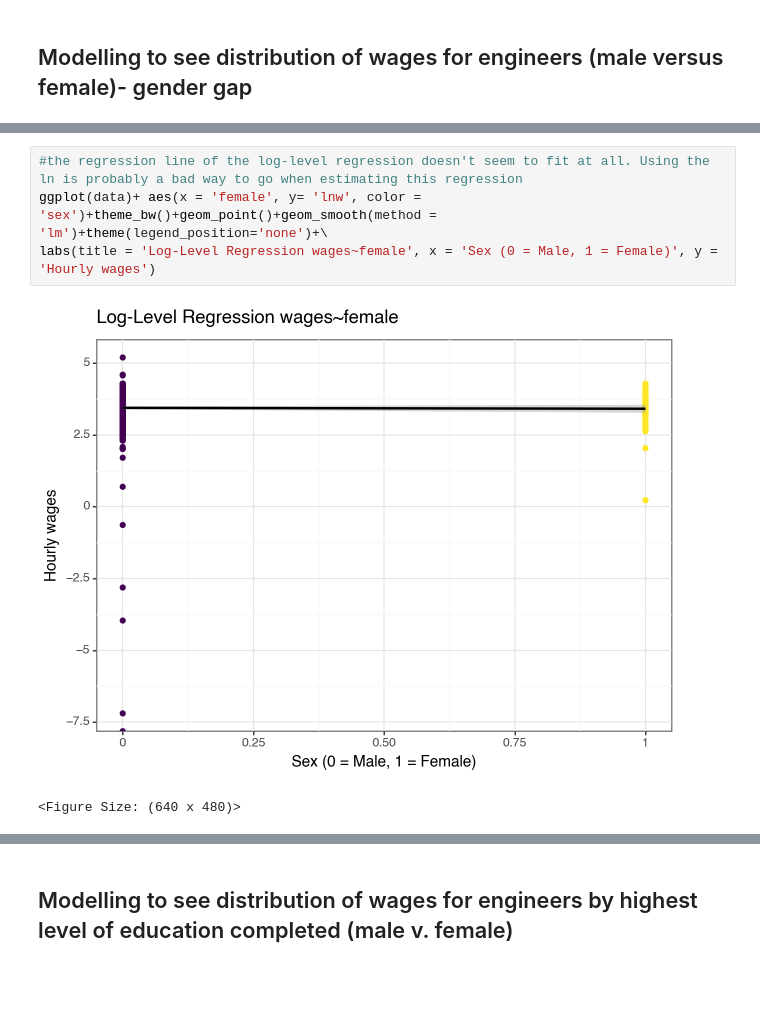
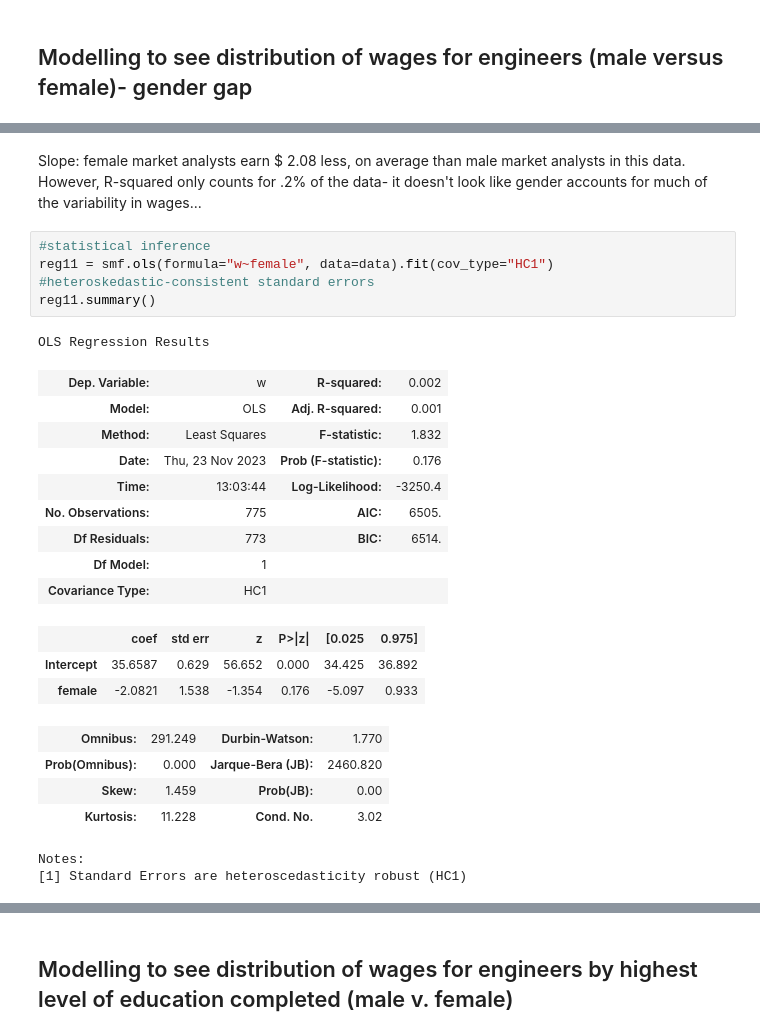
Before and after one commit to corinne167225/DataAnalysis2, a Jupyter notebook: Assignment1.ipynb, the cells around one changed output, grey strips where cells are left out. Cells and saved outputs as stored; diff of their text form; blank space fills up the shorter version.

```diff
--- a/Assignment1.ipynb
+++ b/Assignment1.ipynb
@@ -222,7 +188,27 @@ Notes:
-# %%
-#the regression line of the log-level regression doesn't seem to fit at all. Using the ln is probably a bad way to go when estimating this regression
-ggplot(data)+ aes(x = 'female', y= 'lnw', color = 'sex')+theme_bw()+geom_point()+geom_smooth(method = 'lm')+theme(legend_position='none')+\
-labs(title = 'Log-Level Regression wages~female', x = 'Sex (0 = Male, 1 = Female)', y = 'Hourly wages')
-# %% [output]
-[figure, removed]
-<Figure Size: (640 x 480)>
+# %% [markdown]
+Slope: female market analysts earn $ 2.08 less, on average than male market analysts in this data. However, R-squared only counts for .2% of the data- it doesn't look like gender accounts for much of the variability in wages...
+# %%
+#statistical inference
+reg11 = smf.ols(formula="w~female", data=data).fit(cov_type="HC1")
+#heteroskedastic-consistent standard errors
+reg11.summary()
+# %% [output]
+OLS Regression Results
+| Dep. Variable: | w | R-squared: | 0.002 |
+| Model: | OLS | Adj. R-squared: | 0.001 |
+| Method: | Least Squares | F-statistic: | 1.832 |
+| Date: | Thu, 23 Nov 2023 | Prob (F-statistic): | 0.176 |
+| Time: | 13:03:44 | Log-Likelihood: | -3250.4 |
+| No. Observations: | 775 | AIC: | 6505. |
+| Df Residuals: | 773 | BIC: | 6514. |
+| Df Model: | 1 |  |  |
+| Covariance Type: | HC1 |  |  |
+|  | coef | std err | z | P>|z| | [0.025 | 0.975] |
+| Intercept | 35.6587 | 0.629 | 56.652 | 0.000 | 34.425 | 36.892 |
+| female | -2.0821 | 1.538 | -1.354 | 0.176 | -5.097 | 0.933 |
+| Omnibus: | 291.249 | Durbin-Watson: | 1.770 |
+| Prob(Omnibus): | 0.000 | Jarque-Bera (JB): | 2460.820 |
+| Skew: | 1.459 | Prob(JB): | 0.00 |
+| Kurtosis: | 11.228 | Cond. No. | 3.02 |
+Notes:
+[1] Standard Errors are heteroscedasticity robust (HC1)
```
Also changed, not shown: parts of 19 cells of this notebook, 1 other file.
